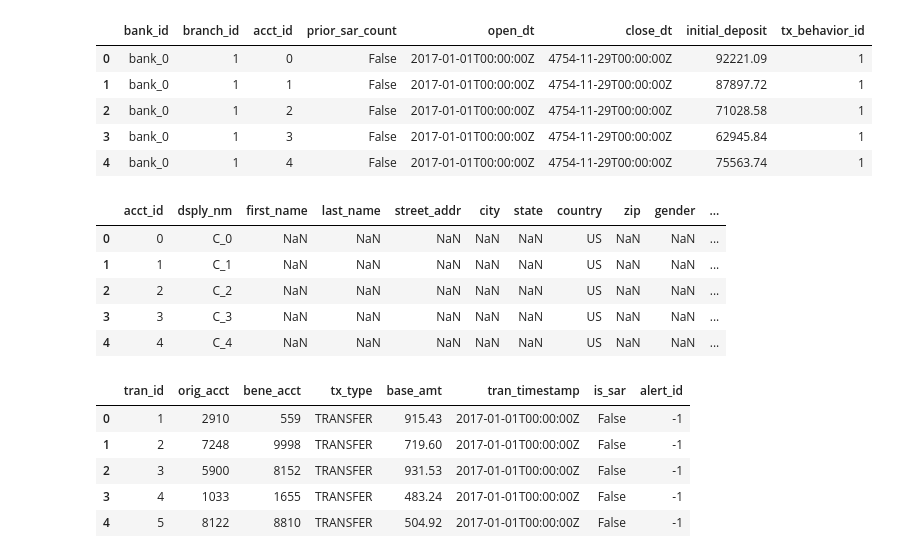
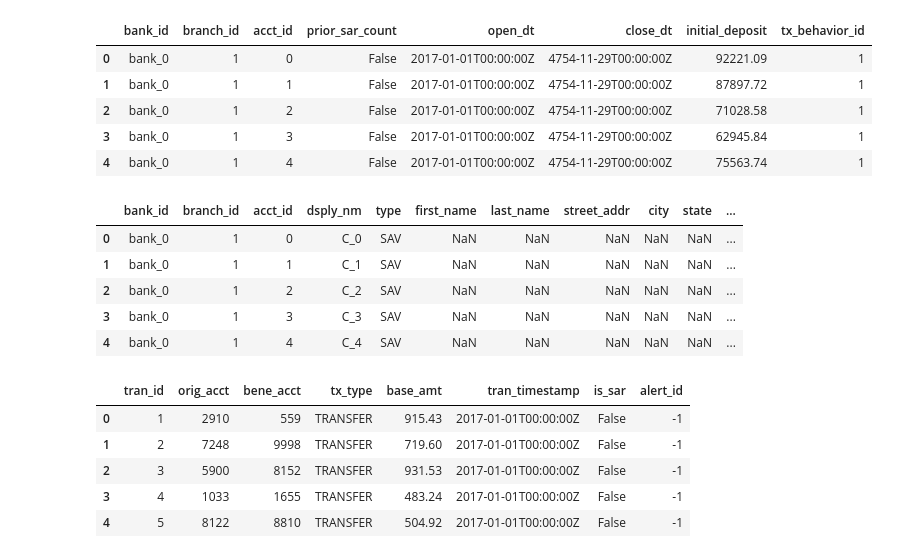
Before and after one commit to HanSeoulOh/AMLsimJupyter, a Jupyter notebook: dataNormalization.ipynb, the cells around one changed output. Drawn from its saved outputs; the diff is of its cells as text; code cells hidden in the pictures.

```diff
--- a/dataNormalization.ipynb
+++ b/dataNormalization.ipynb
@@ -103,17 +107,18 @@ allAccounts.head()
 | 3 | bank_0 | 1 | 3 | False | 2017-01-01T00:00:00Z | 4754-11-29T00:00:00Z | 62945.84 | 1 |
 | 4 | bank_0 | 1 | 4 | False | 2017-01-01T00:00:00Z | 4754-11-29T00:00:00Z | 75563.74 | 1 |
 # %%
-kycinfo = accounts[list(accounts.columns[0:2]) + list(accounts.columns[-12:])]
+kycinfo = accounts[list(accounts.columns[i]
+                        for i in [11, 6, 0, 1, 2]) + list(accounts.columns[-12:])]
 kycinfo.to_csv("kycinfo.csv", index=False)
 assert(kycinfo.shape == kycinfo.drop_duplicates().shape)
 kycinfo.head()
 # %% [output]
-|  | acct_id | dsply_nm | first_name | last_name | street_addr | city | state | country | zip | gender | ... |
-| 0 | 0 | C_0 | NaN | NaN | NaN | NaN | NaN | US | NaN | NaN | ... |
-| 1 | 1 | C_1 | NaN | NaN | NaN | NaN | NaN | US | NaN | NaN | ... |
-| 2 | 2 | C_2 | NaN | NaN | NaN | NaN | NaN | US | NaN | NaN | ... |
-| 3 | 3 | C_3 | NaN | NaN | NaN | NaN | NaN | US | NaN | NaN | ... |
-| 4 | 4 | C_4 | NaN | NaN | NaN | NaN | NaN | US | NaN | NaN | ... |
+|  | bank_id | branch_id | acct_id | dsply_nm | type | first_name | last_name | street_addr | city | state | ... |
+| 0 | bank_0 | 1 | 0 | C_0 | SAV | NaN | NaN | NaN | NaN | NaN | ... |
+| 1 | bank_0 | 1 | 1 | C_1 | SAV | NaN | NaN | NaN | NaN | NaN | ... |
+| 2 | bank_0 | 1 | 2 | C_2 | SAV | NaN | NaN | NaN | NaN | NaN | ... |
+| 3 | bank_0 | 1 | 3 | C_3 | SAV | NaN | NaN | NaN | NaN | NaN | ... |
+| 4 | bank_0 | 1 | 4 | C_4 | SAV | NaN | NaN | NaN | NaN | NaN | ... |
 # %%
 transactions.head()
 # %% [output]
```
Also changed, not shown: parts of 19 cells of this notebook, 34 other files.
